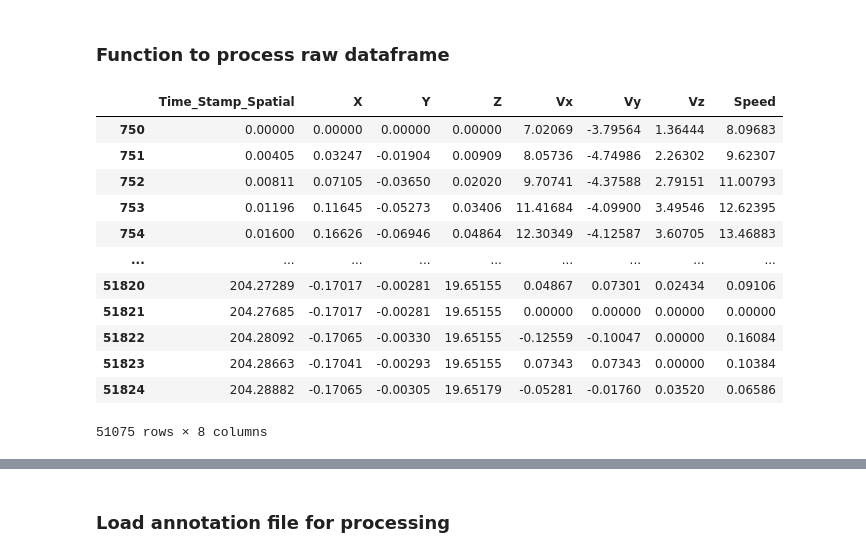
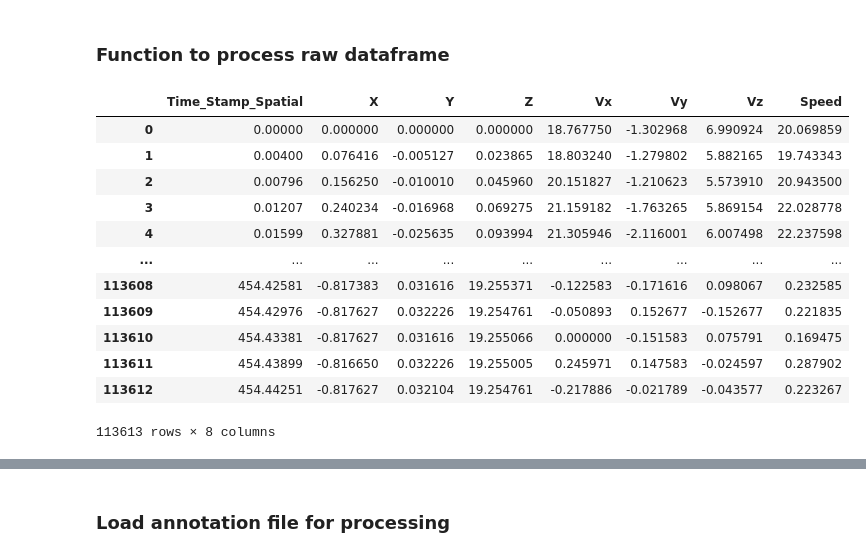
Before and after one commit to Davidlequnchen/LDED-FusionNet, a Jupyter notebook: code/2b_spatiotemporal_feature_fusion.ipynb, the cells around one changed output, grey strips where cells are left out. Drawn from its saved outputs; the diff is of its cells as text; code cells hidden in the pictures.

```diff
--- a/code/2b_spatiotemporal_feature_fusion.ipynb
+++ b/code/2b_spatiotemporal_feature_fusion.ipynb
@@ -90,7 +92,7 @@ df_multimodal
 # %%
 # Load the CSV file into a Pandas DataFrame
-file_path = os.path.join(Dataset_path, '21', 'position_21_raw.csv')
-df_position_21_raw = pd.read_csv(file_path)
-df_position_21_raw
+file_path = os.path.join(Dataset_path, f'{sample_num}', 'position_23_raw.csv')
+df_position_23_raw = pd.read_csv(file_path)
+df_position_23_raw
 # %% [output]
 |  | Time_1 | field.X | field.Y | field.Z | field.A | field.B | field.C | %time | Time_2 | field.Vx | field.Vy | ... |
@@ -122,8 +124,16 @@ df_position_21_raw
 ### Function to process raw dataframe
 # %%
 def process_raw_dataframe(df_raw):
-    rows_to_drop = range(0, 750)
+    rows_to_drop = range(0, 300)
+    # 21 - (0 , 747)
+    # 22 - (0, 299)
+    # 23 - (0, 279)
+    # 24 - (0, 132)
+    # 26 - (0, 163)
+    # 32 - (0, 282)
     df_cleaned = df_raw.drop(rows_to_drop)
+    # Reset the index so it starts from 0
+    df_cleaned.reset_index(drop=True, inplace=True)
 
     # Step 2: Remove the columns A, B, and C
     df_cleaned = df_cleaned.drop(columns=['field.A', 'field.B', 'field.C', '%time'])
@@ -156,26 +166,26 @@ def process_raw_dataframe(df_raw):
     df_cleaned = df_cleaned[column_order]
 
     # Step 7: Round the values to 3 decimal places
-    columns_to_round = ['X', 'Y', 'Z', 'Vx', 'Vy', 'Vz', 'Speed']
-    df_cleaned[columns_to_round] = df_cleaned[columns_to_round].round(5)
+    columns_to_round = ['Time_Stamp_Spatial','X', 'Y', 'Z', 'Vx', 'Vy', 'Vz', 'Speed']
+    df_cleaned[columns_to_round] = df_cleaned[columns_to_round].round(7)
 
     return df_cleaned
 # %%
 # Test the corrected function with the provided CSV file
-df_processed_21 = process_raw_dataframe(df_position_21_raw)
-df_processed_21
+df_position_23_clean = process_raw_dataframe(df_position_23_raw)
+df_position_23_clean
 # %% [output]
 |  | Time_Stamp_Spatial | X | Y | Z | Vx | Vy | Vz | Speed |
-| 750 | 0.00000 | 0.00000 | 0.00000 | 0.00000 | 7.02069 | -3.79564 | 1.36444 | 8.09683 |
-| 751 | 0.00405 | 0.03247 | -0.01904 | 0.00909 | 8.05736 | -4.74986 | 2.26302 | 9.62307 |
-| 752 | 0.00811 | 0.07105 | -0.03650 | 0.02020 | 9.70741 | -4.37588 | 2.79151 | 11.00793 |
-| 753 | 0.01196 | 0.11645 | -0.05273 | 0.03406 | 11.41684 | -4.09900 | 3.49546 | 12.62395 |
-| 754 | 0.01600 | 0.16626 | -0.06946 | 0.04864 | 12.30349 | -4.12587 | 3.60705 | 13.46883 |
+| 0 | 0.00000 | 0.000000 | 0.000000 | 0.000000 | 18.767750 | -1.302968 | 6.990924 | 20.069859 |
+| 1 | 0.00400 | 0.076416 | -0.005127 | 0.023865 | 18.803240 | -1.279802 | 5.882165 | 19.743343 |
+| 2 | 0.00796 | 0.156250 | -0.010010 | 0.045960 | 20.151827 | -1.210623 | 5.573910 | 20.943500 |
+| 3 | 0.01207 | 0.240234 | -0.016968 | 0.069275 | 21.159182 | -1.763265 | 5.869154 | 22.028778 |
+| 4 | 0.01599 | 0.327881 | -0.025635 | 0.093994 | 21.305946 | -2.116001 | 6.007498 | 22.237598 |
 | ... | ... | ... | ... | ... | ... | ... | ... | ... |
-| 51820 | 204.27289 | -0.17017 | -0.00281 | 19.65155 | 0.04867 | 0.07301 | 0.02434 | 0.09106 |
-| 51821 | 204.27685 | -0.17017 | -0.00281 | 19.65155 | 0.00000 | 0.00000 | 0.00000 | 0.00000 |
-| 51822 | 204.28092 | -0.17065 | -0.00330 | 19.65155 | -0.12559 | -0.10047 | 0.00000 | 0.16084 |
-| 51823 | 204.28663 | -0.17041 | -0.00293 | 19.65155 | 0.07343 | 0.07343 | 0.00000 | 0.10384 |
-| 51824 | 204.28882 | -0.17065 | -0.00305 | 19.65179 | -0.05281 | -0.01760 | 0.03520 | 0.06586 |
+| 113608 | 454.42581 | -0.817383 | 0.031616 | 19.255371 | -0.122583 | -0.171616 | 0.098067 | 0.232585 |
+| 113609 | 454.42976 | -0.817627 | 0.032226 | 19.254761 | -0.050893 | 0.152677 | -0.152677 | 0.221835 |
+| 113610 | 454.43381 | -0.817627 | 0.031616 | 19.255066 | 0.000000 | -0.151583 | 0.075791 | 0.169475 |
+| 113611 | 454.43899 | -0.816650 | 0.032226 | 19.255005 | 0.245971 | 0.147583 | -0.024597 | 0.287902 |
+| 113612 | 454.44251 | -0.817627 | 0.032104 | 19.254761 | -0.217886 | -0.021789 | -0.043577 | 0.223267 |
-51075 rows × 8 columns
+113613 rows × 8 columns
 # %%
```
Also changed, not shown: parts of 36 cells of this notebook, 1 other file.
